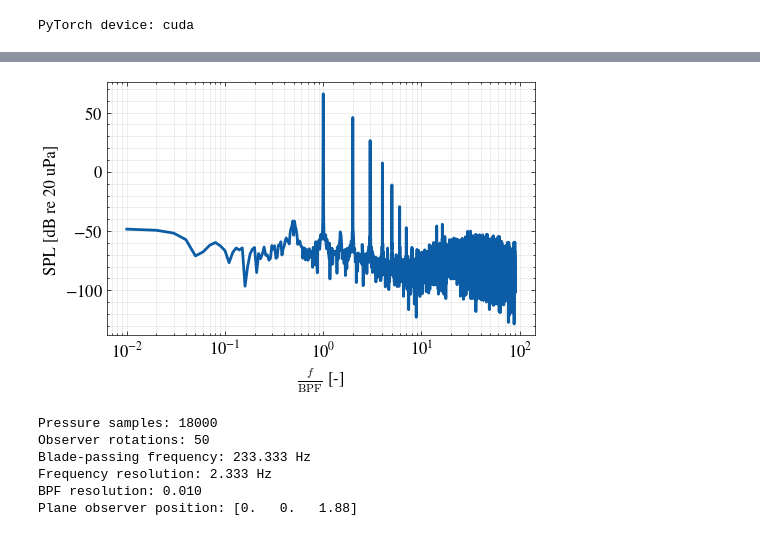
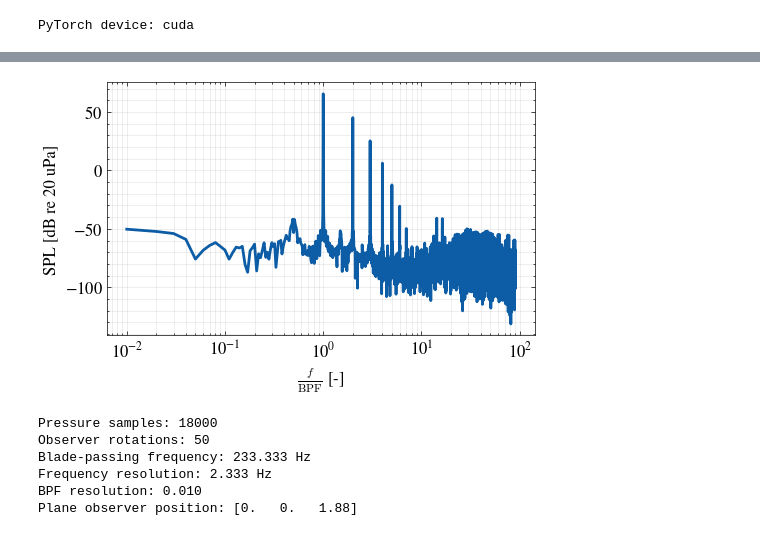
Before and after one commit to Frxljord/FastBEMT, a Jupyter notebook: Examples/Aeroacoustics.ipynb, the cells around one changed output, grey strips where cells are left out. Drawn from its saved outputs; the diff is of its cells as text; code cells hidden in the pictures.

```diff
--- a/Examples/Aeroacoustics.ipynb
+++ b/Examples/Aeroacoustics.ipynb
@@ -320,8 +319,7 @@ SPECTRUM_POINTS_PER_ROTATION = 360
 PLANE_RADIUS = 1.88
 plane_observer = np.array([[0.0, 0.0, PLANE_RADIUS]], dtype=np.float32)
 
-with open("../Data/10x7E.pkl", "rb") as stream:
-    spectrum_geometry = pickle.load(stream)
+_, spectrum_geometry = load_propeller_dict("../Data/New/10x7E")[0]
 
 spectrum_simulation = Simulation(
     revolutions=SPECTRUM_ROTATIONS,
@@ -346,34 +344,34 @@ spectrum_f1a = F1A(
 )
 spectrum_f1a.run(
     observers=plane_observer,
     observer_time_range=spectrum_simulation.duration,
     num_observer_times=spectrum_simulation.num_obs_times,
     observer_batch_size=OBSERVER_BATCH_SIZE,
 )
 
 plane_frequency = spectrum_f1a.frequencies[1:].cpu().numpy()
 plane_spl = spectrum_f1a.spl[0, 1:].cpu().numpy()
 blade_passing_frequency = RPM * spectrum_propeller.n_blades / 60.0
 plane_bpf_order = plane_frequency / blade_passing_frequency
 
 figure, axis = plt.subplots(figsize=(5.0, 3.2), constrained_layout=True)
 axis.semilogx(plane_bpf_order, plane_spl, linewidth=2.0)
 axis.set_xlabel(r"$\frac{f}{\mathrm{BPF}}$ [-]", fontsize=12)
 axis.set_ylabel("SPL [dB re 20 uPa]", fontsize=12)
 axis.tick_params(axis="both", labelsize=12)
 axis.grid(True, which="both", alpha=0.3)
 plt.show()
 
 frequency_resolution = 1.0 / spectrum_f1a.observer_time_range
 bpf_resolution = frequency_resolution / blade_passing_frequency
 print(f"Pressure samples: {spectrum_f1a.p_tot.shape[1]}")
 print(f"Observer rotations: {spectrum_f1a.observer_rotations}")
 print(f"Blade-passing frequency: {blade_passing_frequency:.3f} Hz")
 print(f"Frequency resolution: {frequency_resolution:.3f} Hz")
 print(f"BPF resolution: {bpf_resolution:.3f}")
 print(f"Plane observer position: {plane_observer[0]}")
 # %% [output]
-[figure, old version]
+[figure, new version]
 Pressure samples: 18000
 Observer rotations: 50
 Blade-passing frequency: 233.333 Hz
```
Also changed, not shown: parts of 9 cells of this notebook, 14 other files.
